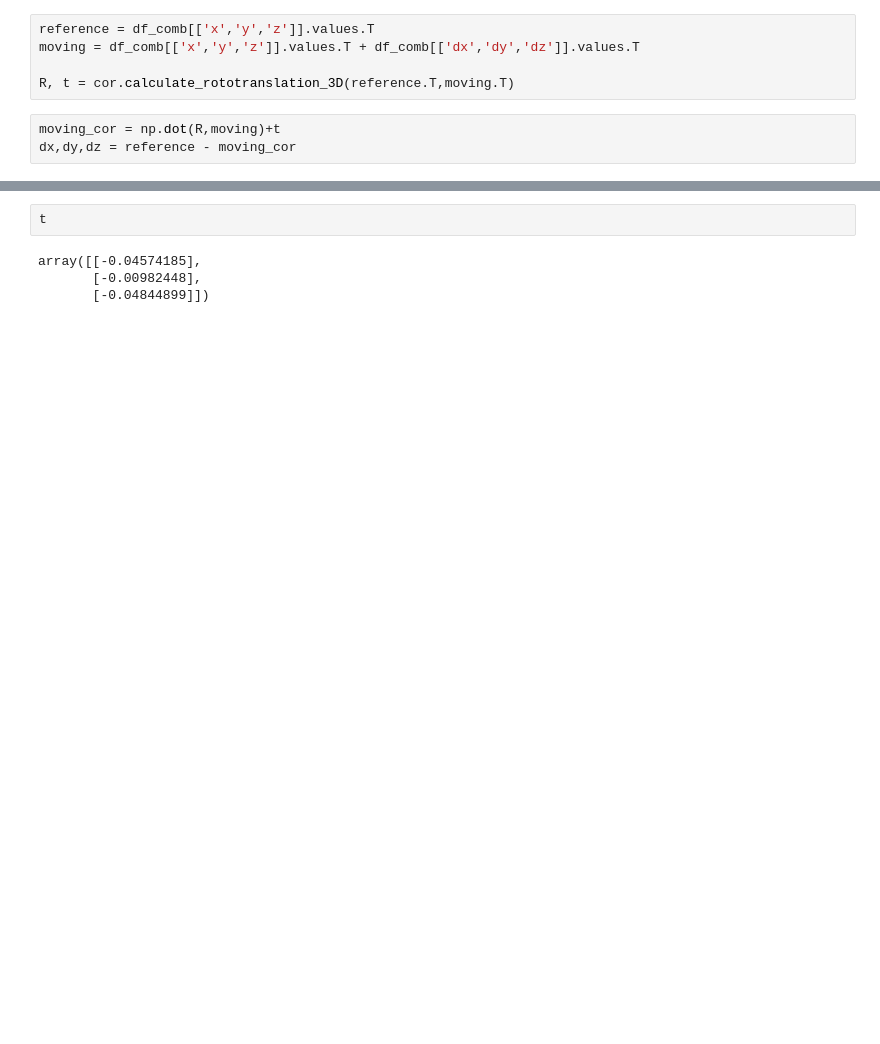
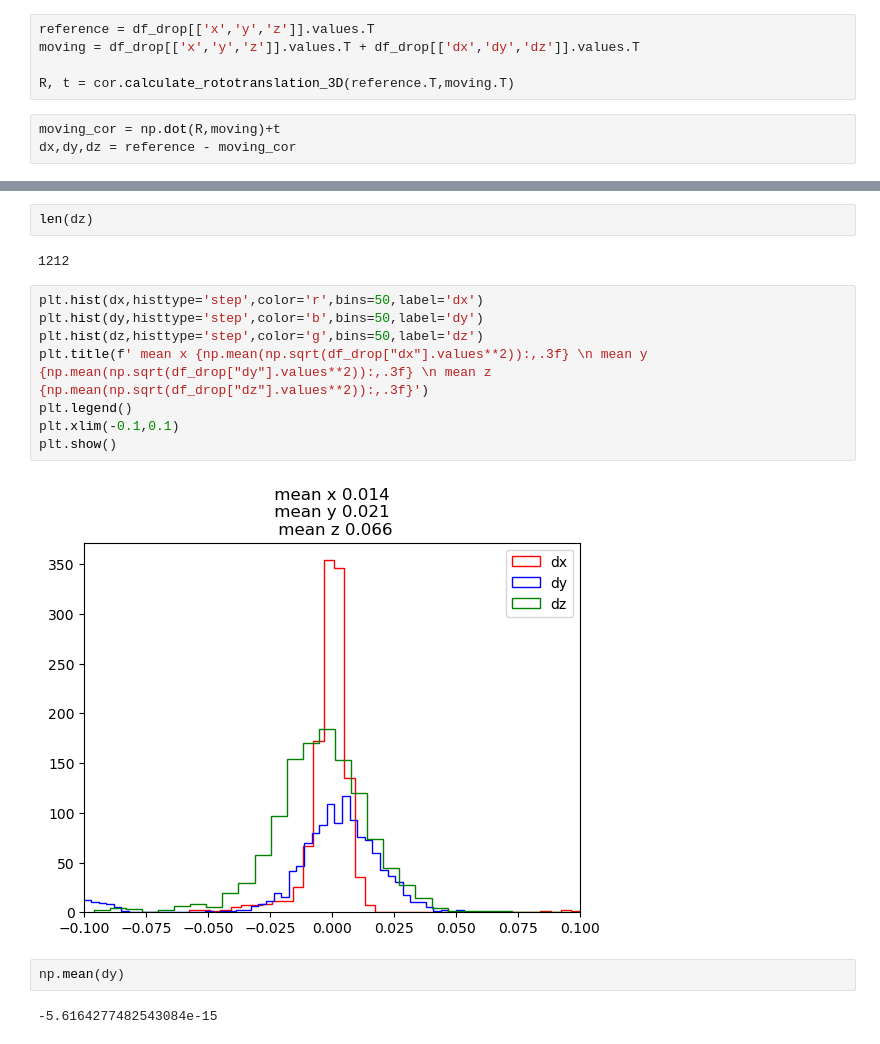
Before and after one commit to NessLfy/loop_extrusion_contact_dynamics, a Jupyter notebook: scratchpad/chromatic_aberration_correction.ipynb, the cells around one changed output, grey strips where cells are left out. Cells and saved outputs as stored; diff of their text form; blank space fills up the shorter version.

```diff
--- a/scratchpad/chromatic_aberration_correction.ipynb
+++ b/scratchpad/chromatic_aberration_correction.ipynb
@@ -388,8 +435,8 @@ np.std(np.sqrt(dy**2+dx**2+dz**2))
 # %% [markdown]
 # for all movies
 # %%
-reference = df_comb[['x','y','z']].values.T
-moving = df_comb[['x','y','z']].values.T + df_comb[['dx','dy','dz']].values.T
+reference = df_drop[['x','y','z']].values.T
+moving = df_drop[['x','y','z']].values.T + df_drop[['dx','dy','dz']].values.T
 
 R, t = cor.calculate_rototranslation_3D(reference.T,moving.T)
 # %%
@@ -414,6 +463,18 @@ print(np.mean(np.sqrt(dy**2)))
-# %%
-t
-# %% [output]
-array([[-0.04574185],
-       [-0.00982448],
-       [-0.04844899]])
+# %%
+len(dz)
+# %% [output]
+1212
+# %%
+plt.hist(dx,histtype='step',color='r',bins=50,label='dx')
+plt.hist(dy,histtype='step',color='b',bins=50,label='dy')
+plt.hist(dz,histtype='step',color='g',bins=50,label='dz')
+plt.title(f' mean x {np.mean(np.sqrt(df_drop["dx"].values**2)):,.3f} \n mean y {np.mean(np.sqrt(df_drop["dy"].values**2)):,.3f} \n mean z {np.mean(np.sqrt(df_drop["dz"].values**2)):,.3f}')
+plt.legend()
+plt.xlim(-0.1,0.1)
+plt.show()
+# %% [output]
+[figure, added]
+# %%
+np.mean(dy)
+# %% [output]
+-5.6164277482543084e-15
```
Also changed, not shown: parts of 34 cells of this notebook.
